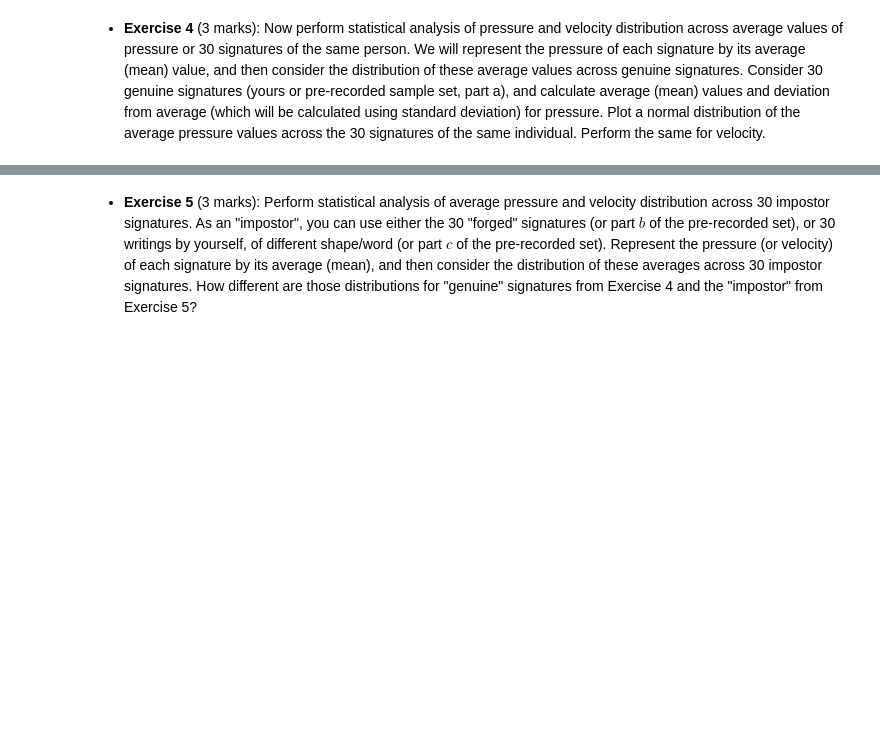
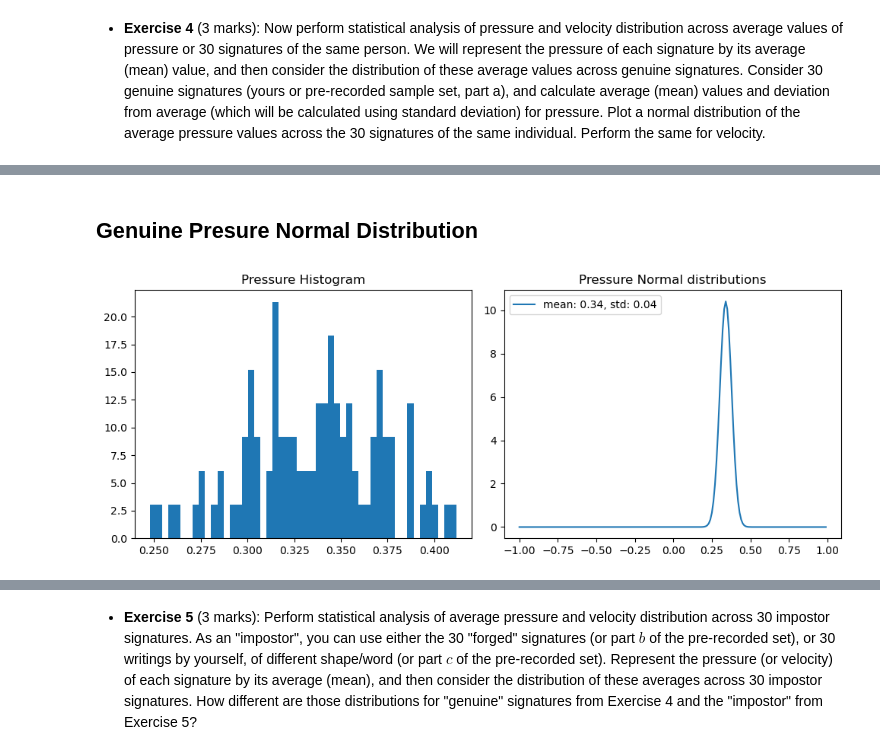
Before and after one commit to A-Anwar73/ENCM509_Labs_and_Projects, a Jupyter notebook: Lab_2/Lab02_Ahmed_Anwar_Ali_Mekawy.ipynb, the cells around one changed output, grey strips where cells are left out. Saved outputs shown, nothing was run; the diff lists cells and outputs as text; code cells hidden in the pictures; blank space fills up the shorter version.

```diff
--- a/Lab_2/Lab02_Ahmed_Anwar_Ali_Mekawy.ipynb
+++ b/Lab_2/Lab02_Ahmed_Anwar_Ali_Mekawy.ipynb
@@ -517,3 +517,26 @@ plt.show()
 [figure]
 # %% [markdown]
 - **Exercise 4** (3 marks): Now  perform statistical analysis of pressure and velocity distribution  across average values of pressure or 30 signatures of the same person. We will represent the pressure of each signature by its average (mean) value, and then consider the distribution of these average values across genuine signatures. Consider 30 genuine signatures (yours or pre-recorded sample set, part a), and calculate average (mean) values and deviation from average (which will be calculated using standard deviation) for pressure. Plot a normal distribution of the average pressure values across the 30 signatures of the same individual. Perform the same for velocity.
+# %%
+data_dir = "signatures/genuine/"
+
+# columns: mean_vel, std_vec, mean_prs, std_prs
+stats_measures = np.zeros((30,4))
+
+for i in range(30):
+    csv_file = pd.read_csv(data_dir + '%d.csv' % (i+1))
+
+    coord1 = csv_file[['X', 'Y']].to_numpy()
+    time1 = csv_file['Time'].to_numpy().reshape((-1,1))
+    prs1 = csv_file['Pressure'].to_numpy().reshape((-1,1))
+
+    vel = calc_velocity(time1, coord1)
+
+    stats_measures[i, 0] = np.mean(vel)
+    stats_measures[i, 1] = np.std(vel)
+
+    stats_measures[i, 2] = np.mean(prs1)
+    stats_measures[i, 3] = np.std(prs1)
+
+    print('#%d - pressure: %.2f; velocity: %.2f' %\
+        (i, np.mean(prs1), np.mean(vel)))
@@ -519,0 +561,19 @@ plt.show()
+# %% [markdown]
+## Genuine Presure Normal Distribution
+# %%
+mu_prs, std_prs = np.mean(stats_measures[:,2]), np.std(stats_measures[:,2])
+
+pop_norm2 = norm.rvs(mu_prs, std_prs, size=100)
+
+plt.figure(figsize=(10,4))
+plt.subplot(1,2,1)
+plt.hist(pop_norm2, bins=50, density=True)
+plt.title('Pressure Histogram')
+
+plt.subplot(1,2,2)
+x1 = np.arange(-1, 1, 0.01)
+plt.plot(x1, norm.pdf(x1, loc=mu_prs, scale=std_prs))
+plt.legend(['mean: %.2f, std: %.2f' % (mu_prs, std_prs)])
+plt.title('Pressure Normal distributions');
+# %% [output]
+[figure, added]
```
Also changed, not shown: parts of 9 cells of this notebook.
